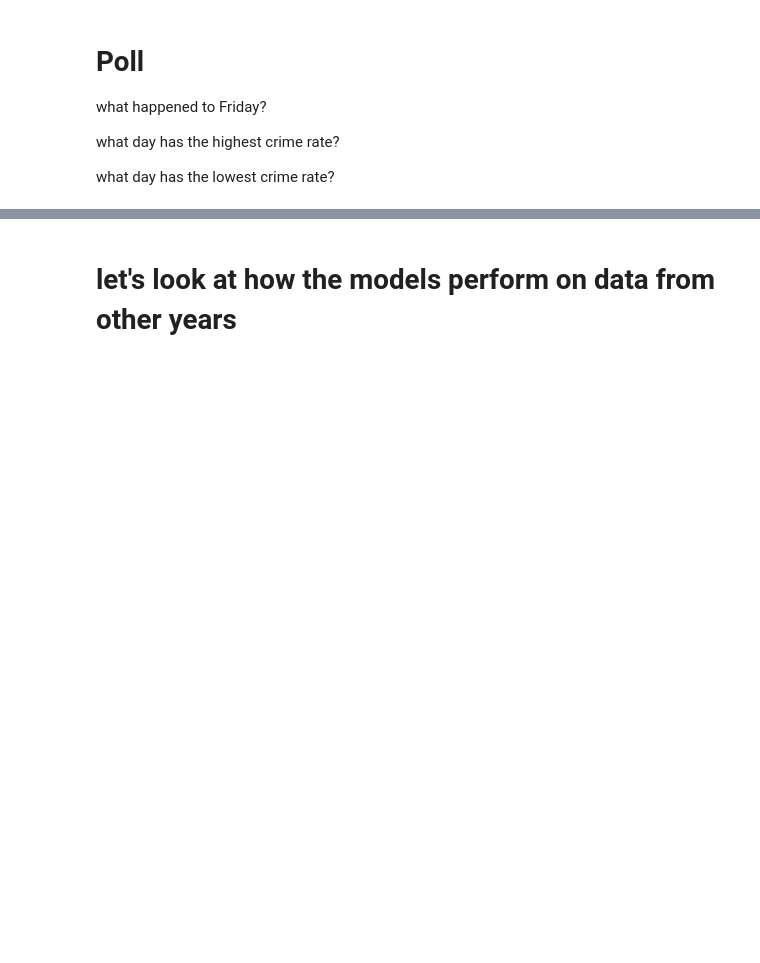
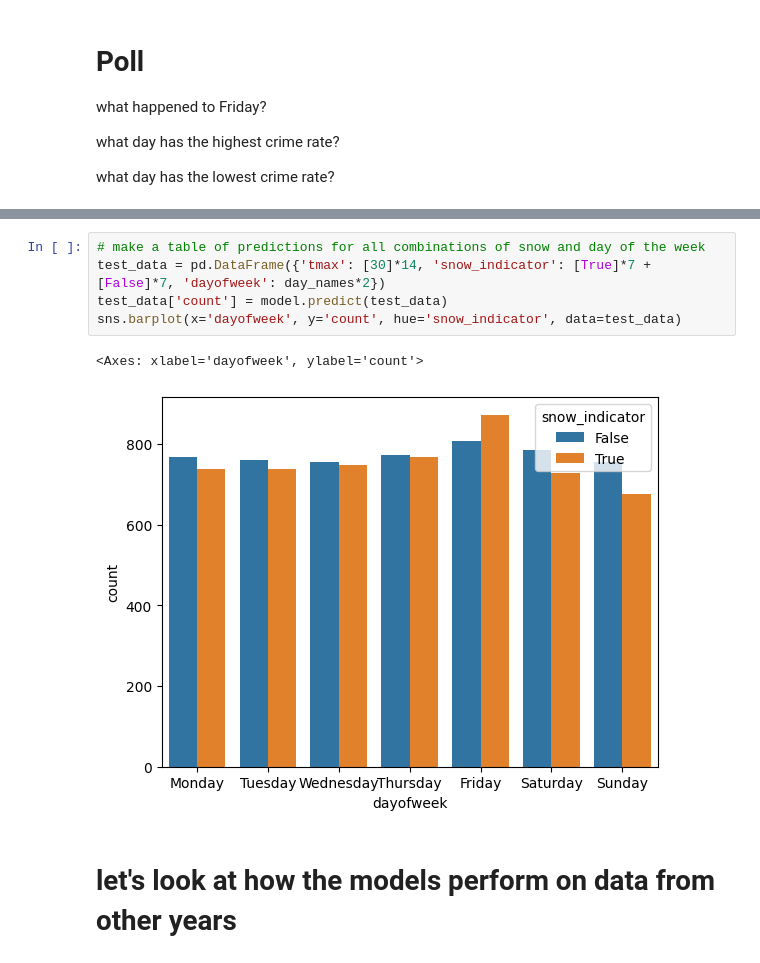
Before and after one commit to stanford-mse-125/demos, a Jupyter notebook: crime.ipynb, the cells around one changed output, grey strips where cells are left out. Saved outputs shown, nothing was run; the diff lists cells and outputs as text; blank space fills up the shorter version.

```diff
--- a/crime.ipynb
+++ b/crime.ipynb
@@ -619,3 +661,11 @@ rmse(model.predict(crimes), crimes['count'])
+# %%
+# make a table of predictions for all combinations of snow and day of the week
+test_data = pd.DataFrame({'tmax': [30]*14, 'snow_indicator': [True]*7 + [False]*7, 'dayofweek': day_names*2})
+test_data['count'] = model.predict(test_data)
+sns.barplot(x='dayofweek', y='count', hue='snow_indicator', data=test_data)
+# %% [output]
+<Axes: xlabel='dayofweek', ylabel='count'>
+[figure, added]
 # %% [markdown]
 # let's look at how the models perform on data from other years
 # %%
```
Also changed, not shown: parts of 15 cells of this notebook.
